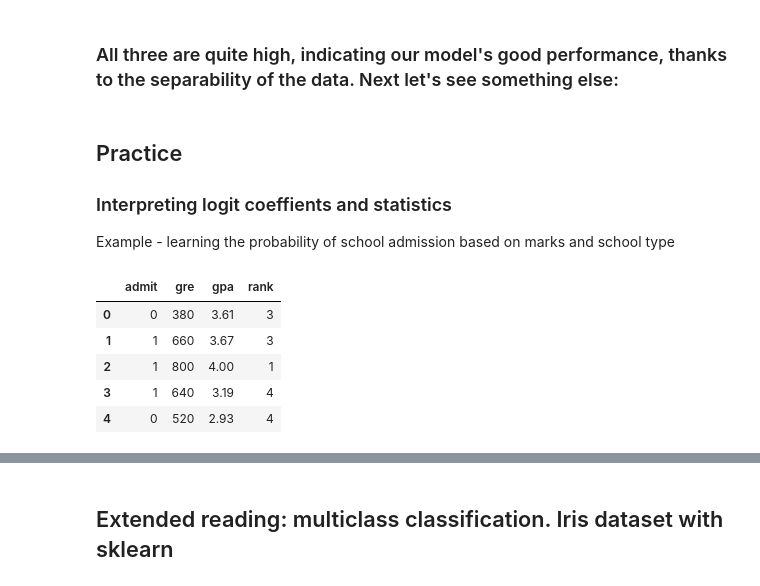
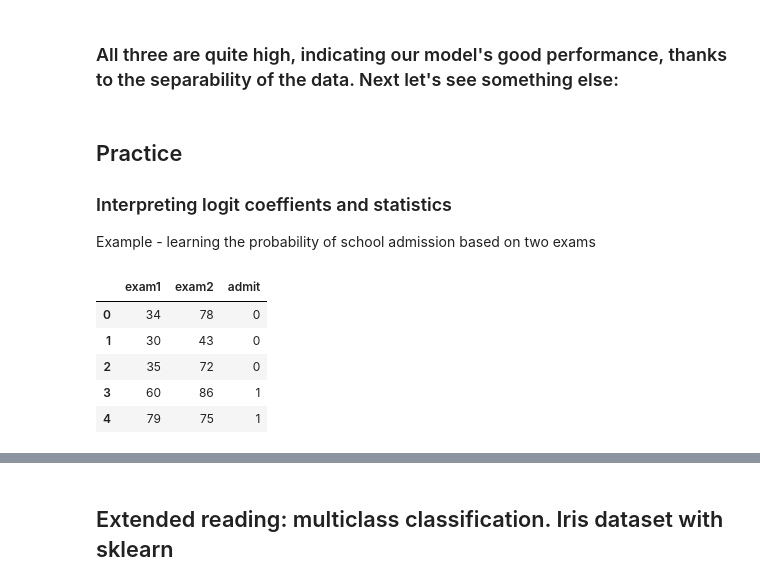
Before and after one commit to Fomyther/ADS_2016, a Jupyter notebook: Lab/Session08_Practice_Solution.ipynb, the cells around one changed output, grey strips where cells are left out. Cells and saved outputs as stored; diff of their text form; code cells hidden in the pictures.

```diff
--- a/Lab/Session08_Practice_Solution.ipynb
+++ b/Lab/Session08_Practice_Solution.ipynb
@@ -233,17 +232,16 @@ TP = 34, TN = 58, FP = 5, FN = 3
 # %% [markdown]
 ## Practice
 ### Interpreting logit coeffients and statistics
-Example - learning the probability of school admission based on marks and school type
+Example - learning the probability of school admission based on two exams
-# %%
-# Read in some data on graduate school admissions.  These data are fictional, but serve as a useful example.
-data = pd.read_csv("http://www.ats.ucla.edu/stat/data/binary.csv")
-data.head()
-# %% [output]
-|  | admit | gre | gpa | rank |
-| 0 | 0 | 380 | 3.61 | 3 |
-| 1 | 1 | 660 | 3.67 | 3 |
-| 2 | 1 | 800 | 4.00 | 1 |
-| 3 | 1 | 640 | 3.19 | 4 |
-| 4 | 0 | 520 | 2.93 | 4 |
+# %%
+admission = pd.read_csv('https://serv.cusp.nyu.edu/~cq299/ADS2016/Data/admission.csv')
+admission.head()
+# %% [output]
+|  | exam1 | exam2 | admit |
+| 0 | 34 | 78 | 0 |
+| 1 | 30 | 43 | 0 |
+| 2 | 35 | 72 | 0 |
+| 3 | 60 | 86 | 1 |
+| 4 | 79 | 75 | 1 |
 # %%
 # split sample into training and test ones
```
Also changed, not shown: parts of 14 cells of this notebook.
